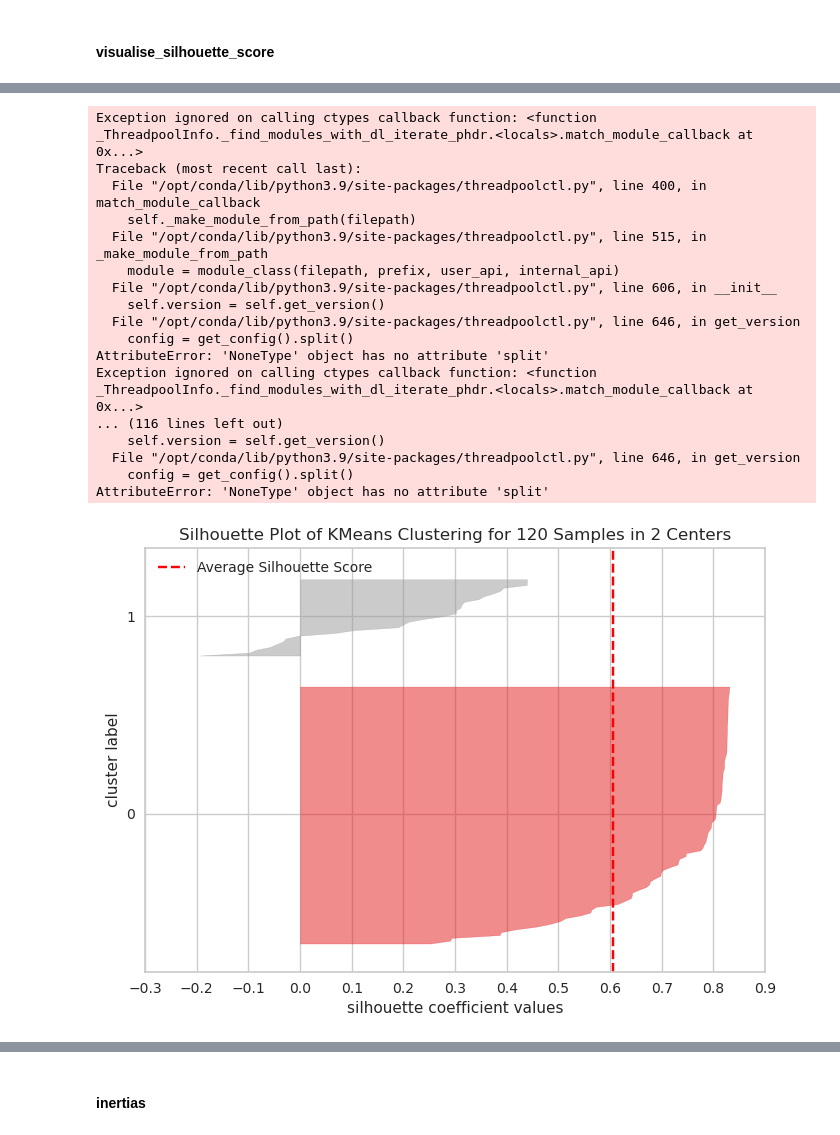
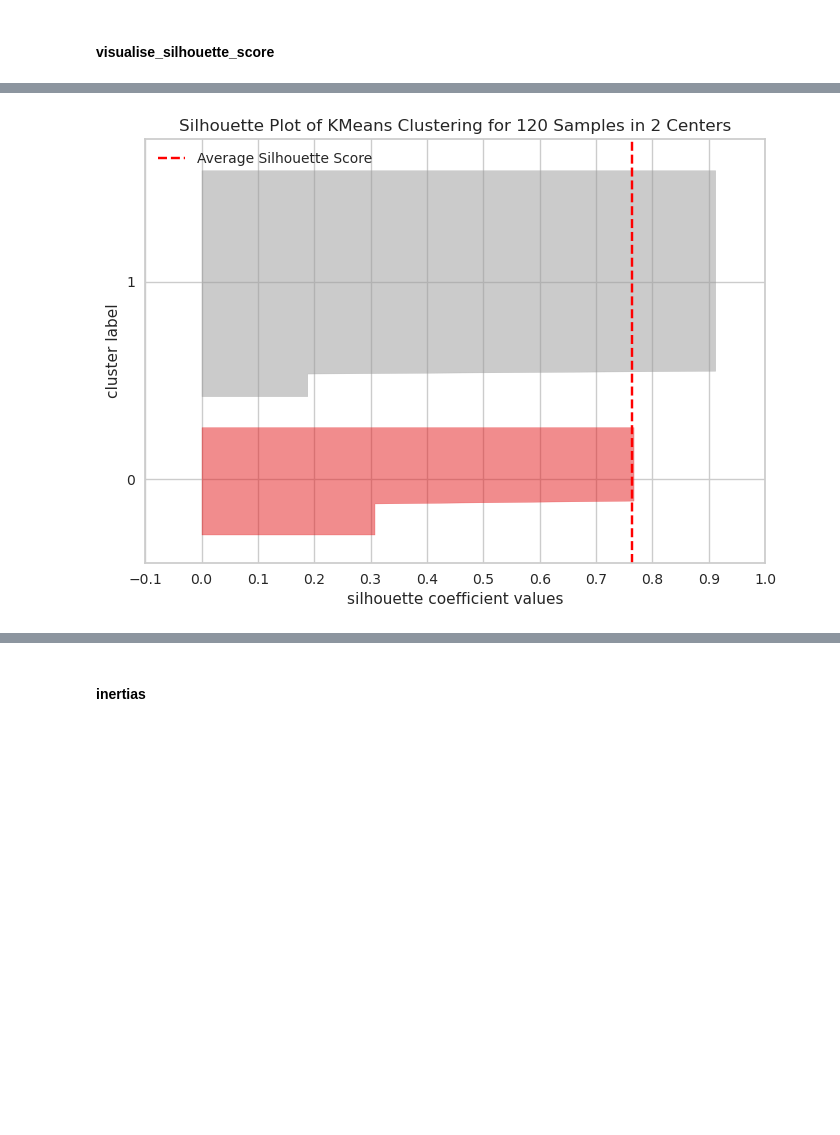
Before and after one commit to legacy-shu/Anaconda-Python-3-, a Jupyter notebook: python/assignment/machine_learning.ipynb, the cells around one changed output, grey strips where cells are left out. Saved outputs shown, nothing was run; the diff lists cells and outputs as text; code cells hidden in the pictures; blank space fills up the shorter version.

```diff
--- a/python/assignment/machine_learning.ipynb
+++ b/python/assignment/machine_learning.ipynb
@@ -300,9 +287,10 @@ def plot_(X,predictions,centroids):
         ax.scatter(centroids[:, 0], centroids[:, 1], c='k', edgecolors='k', s=50)
     plt.show()
 # %%
-X_features_All = df.drop(['Fraud'], axis=1)
-X_income_balance = df[['Income','Balance']]
-X_employed_home_owner = df[['Employed','Home Owner']]
+X_features_All = pca_df(df.drop(['Fraud','Colour','Gender','Post-code'], axis=1))
+X_income_balance = pca_df(df[['Income','Balance']])
+X_employed_home_owner = pca_df(df[['Employed','Home Owner']])
+X_mix = pca_df(df[['Employed','Home Owner','Income','Balance']])
 
 visualise_correlation(df)
 # %% [output]
@@ -320,15 +316,13 @@ dtype: float64
 # fit_predict_plot
 # %%
 # Create KMeans model
-kmeans = KMeans(n_clusters=2)
-kmeans_plus = KMeans(n_clusters=2,init='k-means++',max_iter=1000)
+kmeans_plus = KMeans(n_clusters=2, init='k-means++',algorithm='elkan',max_iter=1000)
 
-fit_predict_plot(X_income_balance, kmeans)
-fit_predict_plot(X_income_balance, kmeans_plus)
+print(fit_predict_plot(X_income_balance, kmeans_plus))
 
-fit_predict_plot(X_employed_home_owner, kmeans)
-fit_predict_plot(X_employed_home_owner, kmeans_plus)
+print(fit_predict_plot(X_employed_home_owner, kmeans_plus))
 
-fit_predict_plot(X_features_All, kmeans)
-fit_predict_plot(X_features_All, kmeans_plus)
+print(fit_predict_plot(X_features_All, kmeans_plus))
+
+print(fit_predict_plot(X_mix, kmeans_plus))
 # %% [output]
@@ -417,12 +362,11 @@ AttributeError: 'NoneType' object has no attribute 'split'
 #### visualise_silhouette_score
 # %%
 
-visualise_silhouette_score(X_income_balance,kmeans)
 visualise_silhouette_score(X_income_balance,kmeans_plus)
 
-visualise_silhouette_score(X_employed_home_owner,kmeans)
 visualise_silhouette_score(X_employed_home_owner,kmeans_plus)
 
-visualise_silhouette_score(X_features_All,kmeans)
 visualise_silhouette_score(X_features_All,kmeans_plus)
+
+visualise_silhouette_score(X_mix, kmeans_plus)
 # %% [output]
@@ -447,18 +374 @@ AttributeError: 'NoneType' object has no attribute 'split'
-Exception ignored on calling ctypes callback function: <function _ThreadpoolInfo._find_modules_with_dl_iterate_phdr.<locals>.match_module_callback at 0x...>
-Traceback (most recent call last):
-  File "/opt/conda/lib/python3.9/site-packages/threadpoolctl.py", line 400, in match_module_callback
-    self._make_module_from_path(filepath)
-  File "/opt/conda/lib/python3.9/site-packages/threadpoolctl.py", line 515, in _make_module_from_path
-    module = module_class(filepath, prefix, user_api, internal_api)
-  File "/opt/conda/lib/python3.9/site-packages/threadpoolctl.py", line 606, in __init__
-    self.version = self.get_version()
-  File "/opt/conda/lib/python3.9/site-packages/threadpoolctl.py", line 646, in get_version
-    config = get_config().split()
-AttributeError: 'NoneType' object has no attribute 'split'
-Exception ignored on calling ctypes callback function: <function _ThreadpoolInfo._find_modules_with_dl_iterate_phdr.<locals>.match_module_callback at 0x...>
-... (116 lines left out)
-    self.version = self.get_version()
-  File "/opt/conda/lib/python3.9/site-packages/threadpoolctl.py", line 646, in get_version
-    config = get_config().split()
-AttributeError: 'NoneType' object has no attribute 'split'
-[figure, old version]
+[figure, new version]
```
Also changed, not shown: parts of 12 cells of this notebook.
